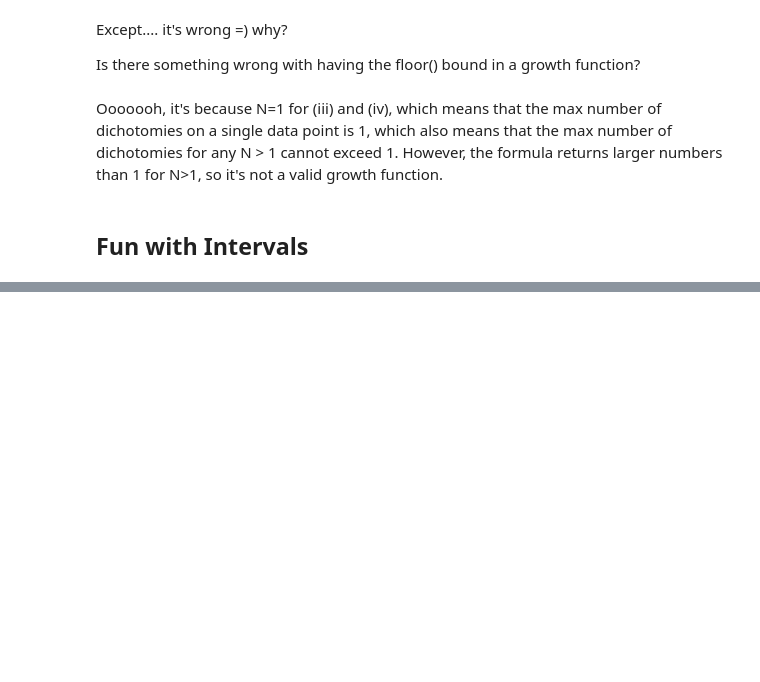
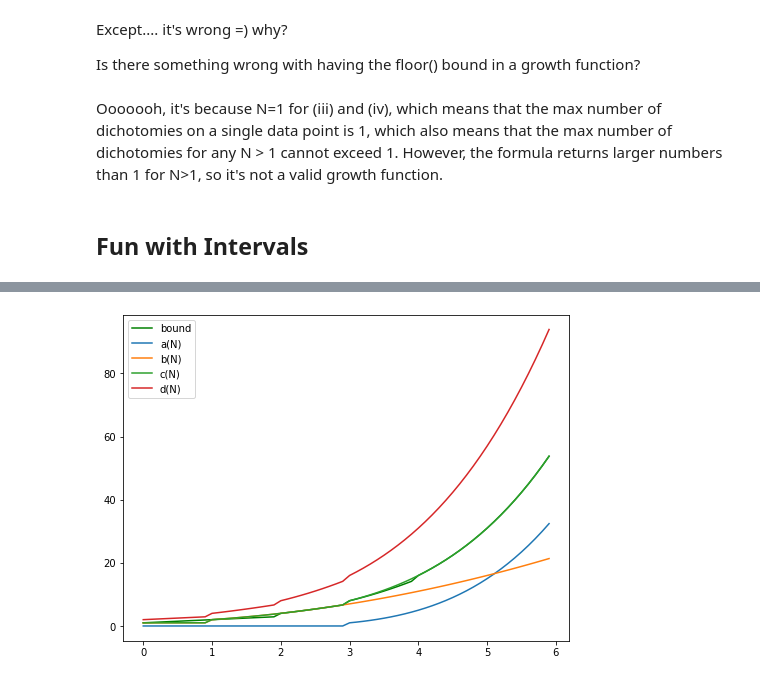
Before and after one commit to workflow/caltech-machine-learning-homework, a Jupyter notebook: HW3.ipynb, the cells around one changed output, grey strips where cells are left out. Cells and saved outputs as stored; diff of their text form; code cells hidden in the pictures; blank space fills up the shorter version.

```diff
--- a/HW3.ipynb
+++ b/HW3.ipynb
@@ -250,0 +253,35 @@ Ooooooh, it's because N=1 for (iii) and (iv), which means that the max number of
+# %%
+def B(N):
+    return 1 + N + scipy.special.comb(N, 2) + scipy.special.comb(N, 3) + scipy.special.comb(N, 4)
+
+def a(N):
+    return scipy.special.comb(N + 1, 4)
+
+def b(N):
+    return scipy.special.comb(N + 1, 2) + 1
+
+def c(N):
+    return scipy.special.comb(N + 1, 4) + scipy.special.comb(N + 1, 2) + 1
+
+def d(N):
+    return scipy.special.comb(N + 1, 4) + scipy.special.comb(N + 1, 3) + scipy.special.comb(N + 1, 2) + scipy.special.comb(N + 1, 1) + 1
+
+
+X = np.arange(0, 6, 0.1)
+yB = np.vectorize(B)(X)
+ya = np.vectorize(a)(X)
+yb = np.vectorize(b)(X)
+yc = np.vectorize(c)(X)
+yd = np.vectorize(d)(X)
+
+
+plt.figure(figsize=(8, 6))
+plt.plot(X, yB, color='g', label='bound')
+plt.plot(X, ya, label='a(N)')
+plt.plot(X, yb, label='b(N)')
+plt.plot(X, yc, label='c(N)')
+plt.plot(X, yd, label='d(N)')
+plt.legend()
+plt.show()
+# %% [output]
+[figure, added]
```
Also changed, not shown: parts of 18 cells of this notebook, 7 other files.
